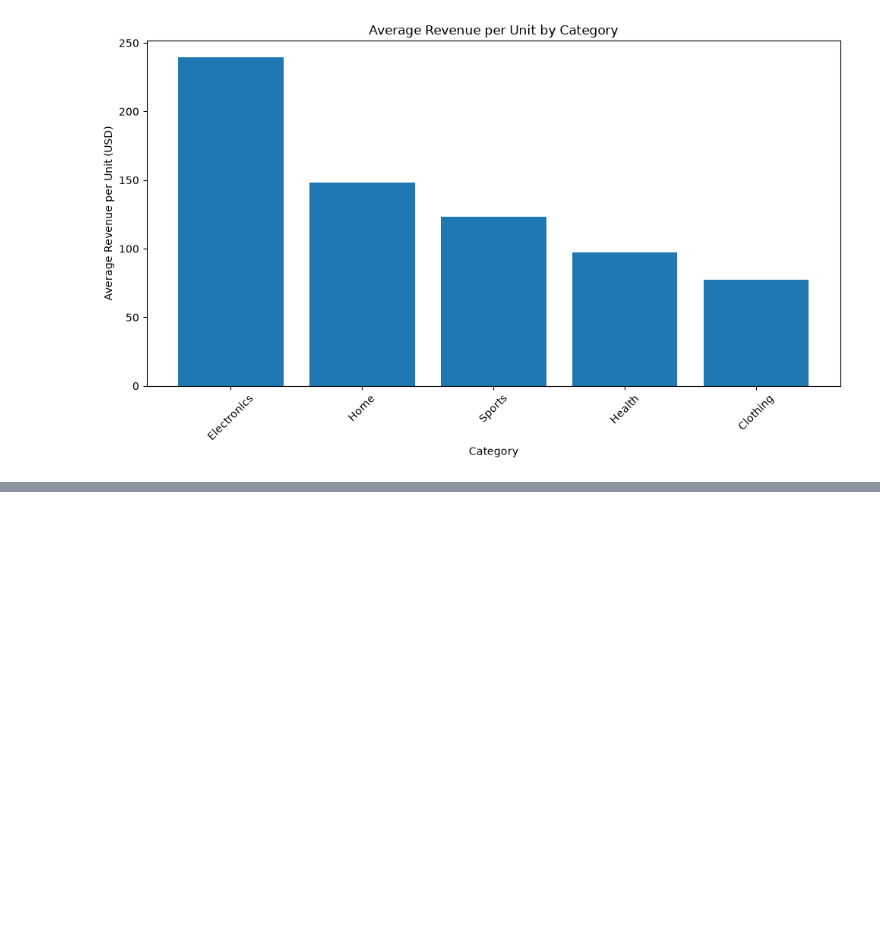
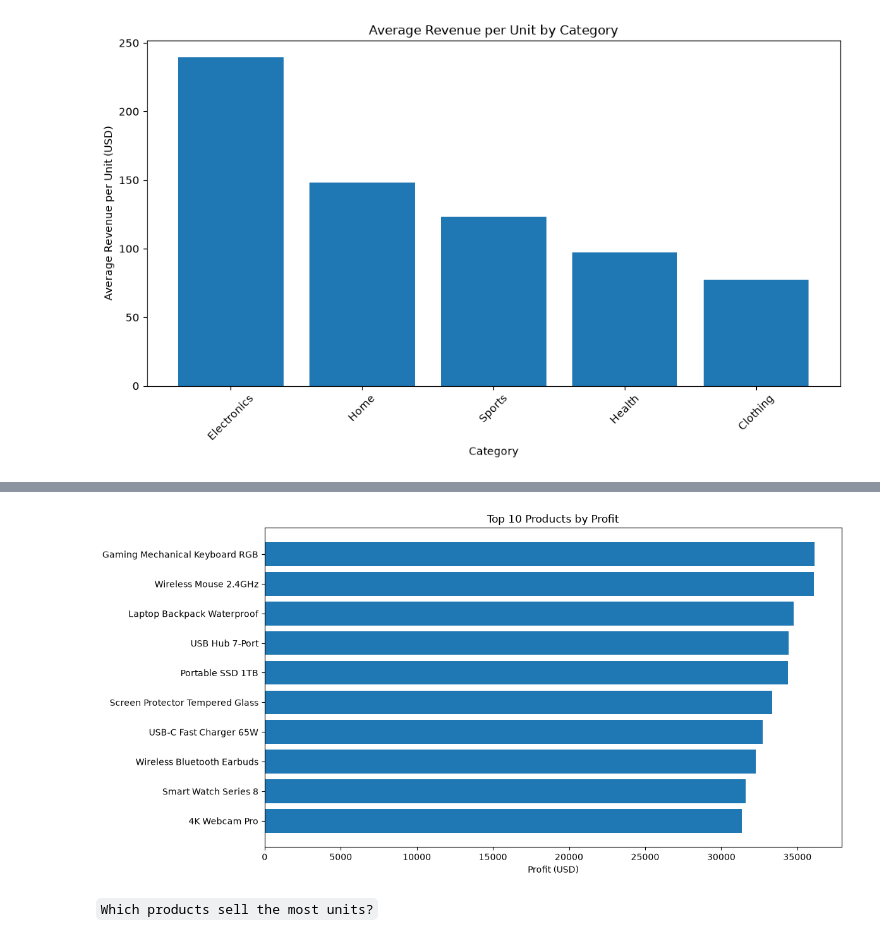
Before and after one commit to Suman-byte8/global-e-commerce-dataset-1M-records-2024-2026-analysis, a Jupyter notebook: notebooks/02_Exploratory_Data_Analysis.ipynb, the cells around one changed output, grey strips where cells are left out. Cells and saved outputs as stored; diff of their text form; code cells hidden in the pictures; blank space fills up the shorter version.

````diff
--- a/notebooks/02_Exploratory_Data_Analysis.ipynb
+++ b/notebooks/02_Exploratory_Data_Analysis.ipynb
@@ -600,0 +657,10 @@ plt.show()
+# %%
+top_products_profit = (
+    completed_orders
+    .groupby("product_name")["profit_usd"]
+    .sum()
+    .sort_values(ascending=False)
+    .head(10)
+)
+
+top_products_profit
@@ -600,0 +680,16 @@ plt.show()
+# %%
+plt.figure(figsize=(12,6))
+plt.barh(
+    top_products_profit.index[::-1],
+    top_products_profit.values[::-1]
+)
+
+plt.title("Top 10 Products by Profit")
+plt.xlabel("Profit (USD)")
+plt.tight_layout()
+plt.savefig("../images/top_products_profit.png")
+plt.show()
+# %% [output]
+[figure, added]
+# %% [markdown]
+```Which products sell the most units?```
````
Also changed, not shown: parts of 16 cells of this notebook, 5 other files.
